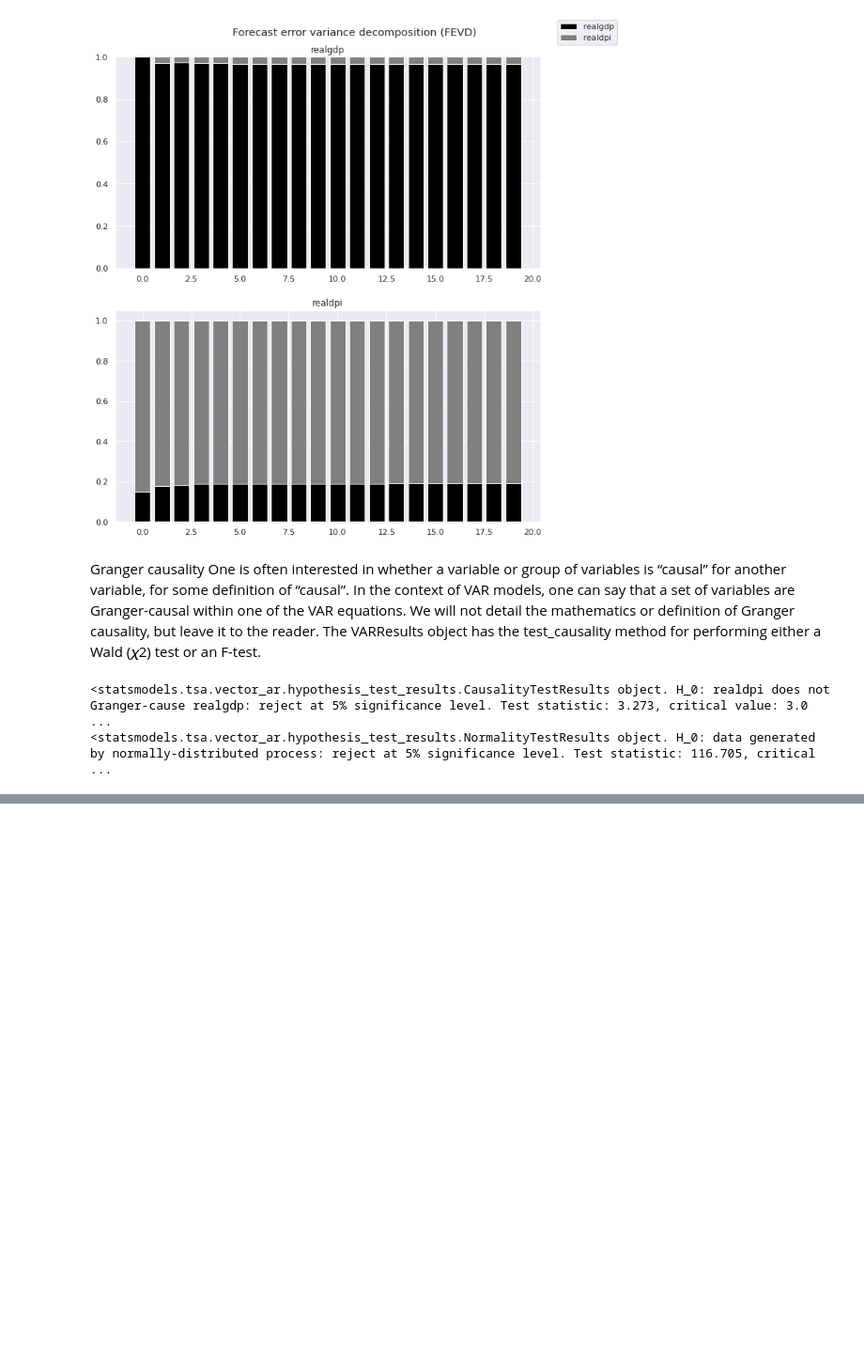
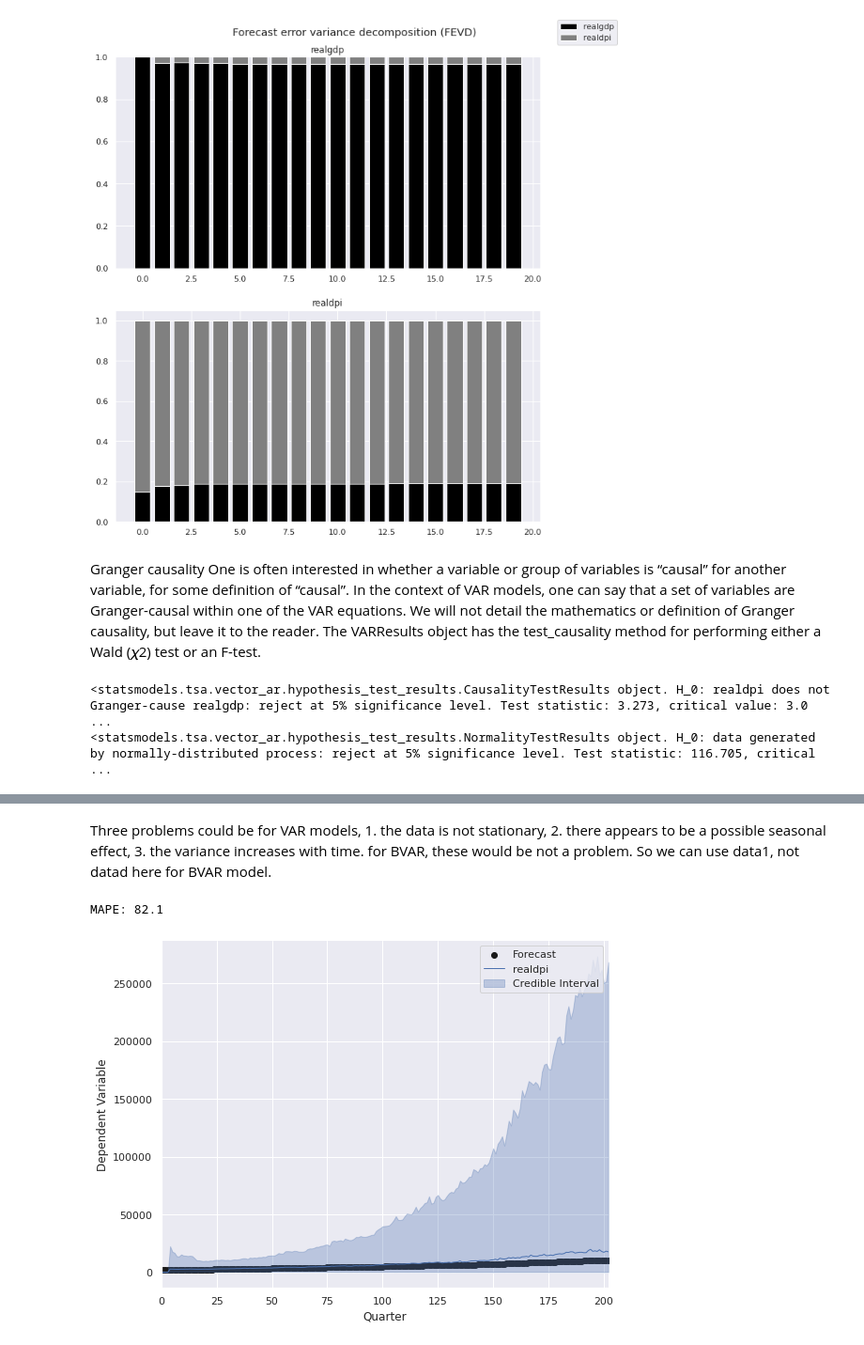
Before and after one commit to xxl4tomxu98/econometrics-gdp-dpi-VAR, a Jupyter notebook: real-world-VAR.ipynb, the cells around one changed output, grey strips where cells are left out. Shown: that part at 94% size. Saved outputs shown, nothing was run; the diff lists cells and outputs as text; code cells hidden in the pictures; blank space fills up the shorter version.

Commit message:
add BVAR covariant and single variant

```diff
--- a/real-world-VAR.ipynb
+++ b/real-world-VAR.ipynb
@@ -237,0 +248,57 @@ print(results.test_normality())
+# %% [markdown]
+Three problems could be for VAR models, 1. the data is not stationary, 2. there appears to be a possible seasonal effect, 3. the variance increases with time. for BVAR, these would be not a problem. So we can use data1, not datad here for BVAR model.
+# %%
+def bayes_forecast(iv,dv):
+    '''
+    This functions runs the Pybats algorithm by taking two parameters: an independent variable
+    matrix and a dependent variable. Both elements must be sequential time series.
+    '''
+    # first check if the iv = None, indicating this would be a univariate series
+    if iv is None:
+        x = None
+    else:
+        x = iv.values
+
+    y = dv.values
+
+    # set the one-step-ahead value; by default we want 1
+    k = 1
+    forecast_start = 0
+    forecast_end = len(y)-1
+
+    mod, samples = analysis(Y=y, X=x, family='poisson',
+                            forecast_start=forecast_start,
+                            forecast_end=forecast_end,
+                            k=k,
+                            ntrend=1,
+                            nsamps=5000,
+                            seasPeriods=[12],
+                            seasHarmComponents=[[1,2]],
+                            prior_length=4,
+                            deltrend=0.94,
+                            delregn=0.90,
+                            delVar=0.98,
+                            delSeas=0.98,
+                            rho=.6,
+                            )
+
+    forecast = median(samples)
+    # set confidence interval for in-sample forecast
+    credible_interval=95
+    alpha = (100-credible_interval)/2
+    upper=np.percentile(samples, [100-alpha], axis=0).reshape(-1)
+    lower=np.percentile(samples, [alpha], axis=0).reshape(-1)
+    print("MAPE:", MAPE(y[-18:], forecast[-18:]).round(2))
+    # Plot the 1-step ahead point forecast plus the 95% credible interval
+    fig, ax = plt.subplots(1, 1, figsize=(8, 6))
+    ax = plot_data_forecast(fig, ax, y[forecast_start:forecast_end + k], forecast, samples,
+                            dates=np.arange(forecast_start, forecast_end+1, dtype='int'))
+    ax = ax_style(ax, ylabel='Dependent Variable', xlabel='Quarter', xlim=[forecast_start, forecast_end],
+                  legend=['Forecast', dv.name, 'Credible Interval'])
+    #Generate the Bayesian Future Forecast
+    return mod, forecast, samples, y
+
+mv_mod, mv_for, mv_samp, mv_y = bayes_forecast(data1.realgdp, data1.realdpi)
+# %% [output]
+MAPE: 82.1
+[figure, added]
```
Also changed, not shown: parts of 4 cells of this notebook.
